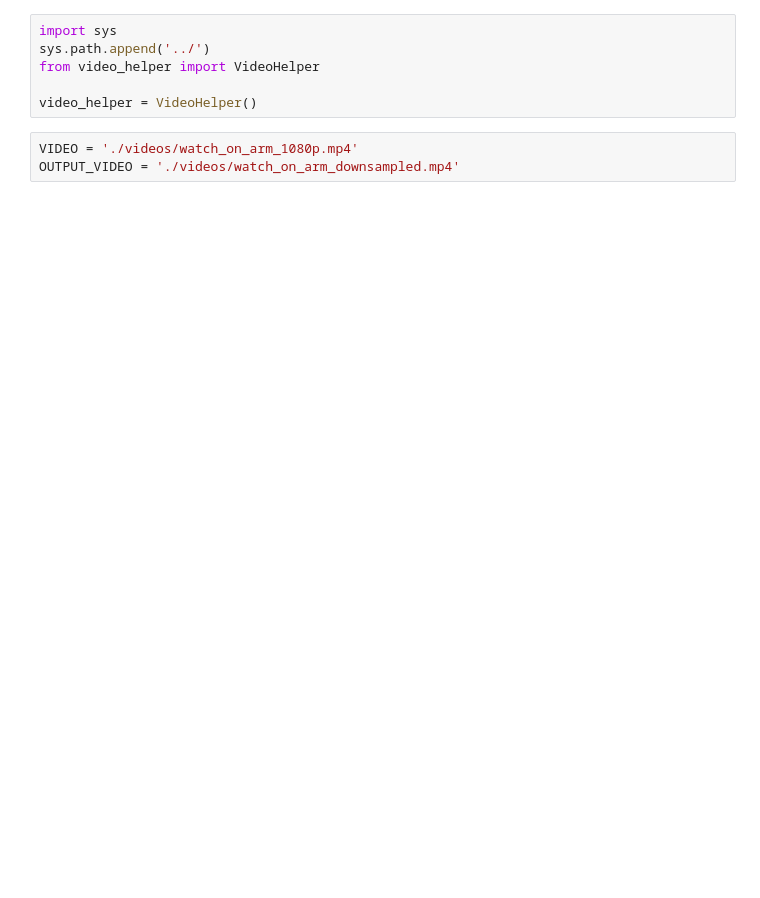
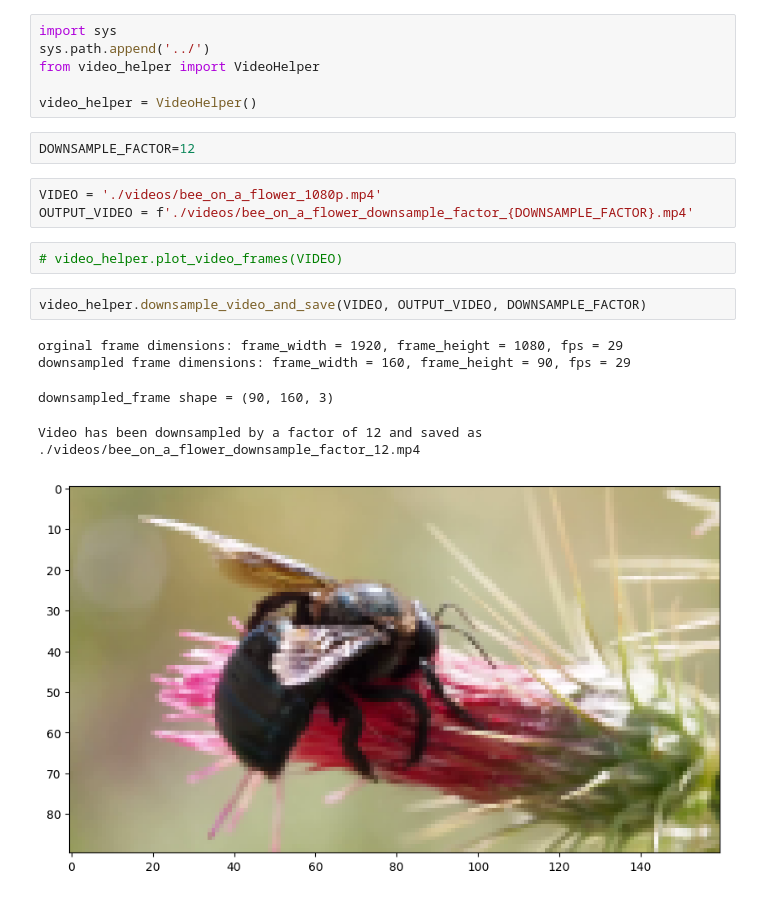
Before and after one commit to velozo27/TCC-Pedro-Velozo-ENG1132, a Jupyter notebook: videos/downsample-videos.ipynb, the cells around one changed output. Drawn from its saved outputs; the diff is of its cells as text; blank space fills up the shorter version.

```diff
--- a/videos/downsample-videos.ipynb
+++ b/videos/downsample-videos.ipynb
@@ -4,6 +4,18 @@ sys.path.append('../')
 from video_helper import VideoHelper
 
 video_helper = VideoHelper()
+# %%
+DOWNSAMPLE_FACTOR=12
 # %%
-VIDEO = './videos/watch_on_arm_1080p.mp4'
-OUTPUT_VIDEO = './videos/watch_on_arm_downsampled.mp4'
+VIDEO = './videos/bee_on_a_flower_1080p.mp4'
+OUTPUT_VIDEO = f'./videos/bee_on_a_flower_downsample_factor_{DOWNSAMPLE_FACTOR}.mp4'
+# %%
+# video_helper.plot_video_frames(VIDEO)
+# %%
+video_helper.downsample_video_and_save(VIDEO, OUTPUT_VIDEO, DOWNSAMPLE_FACTOR)
+# %% [output]
+orginal frame dimensions: frame_width = 1920, frame_height = 1080, fps = 29
+downsampled frame dimensions: frame_width = 160, frame_height = 90, fps = 29
+downsampled_frame shape = (90, 160, 3)
+Video has been downsampled by a factor of 12 and saved as ./videos/bee_on_a_flower_downsample_factor_12.mp4
+[figure, added]
```
Also changed, not shown: parts of 3 cells of this notebook, 3 other files.
